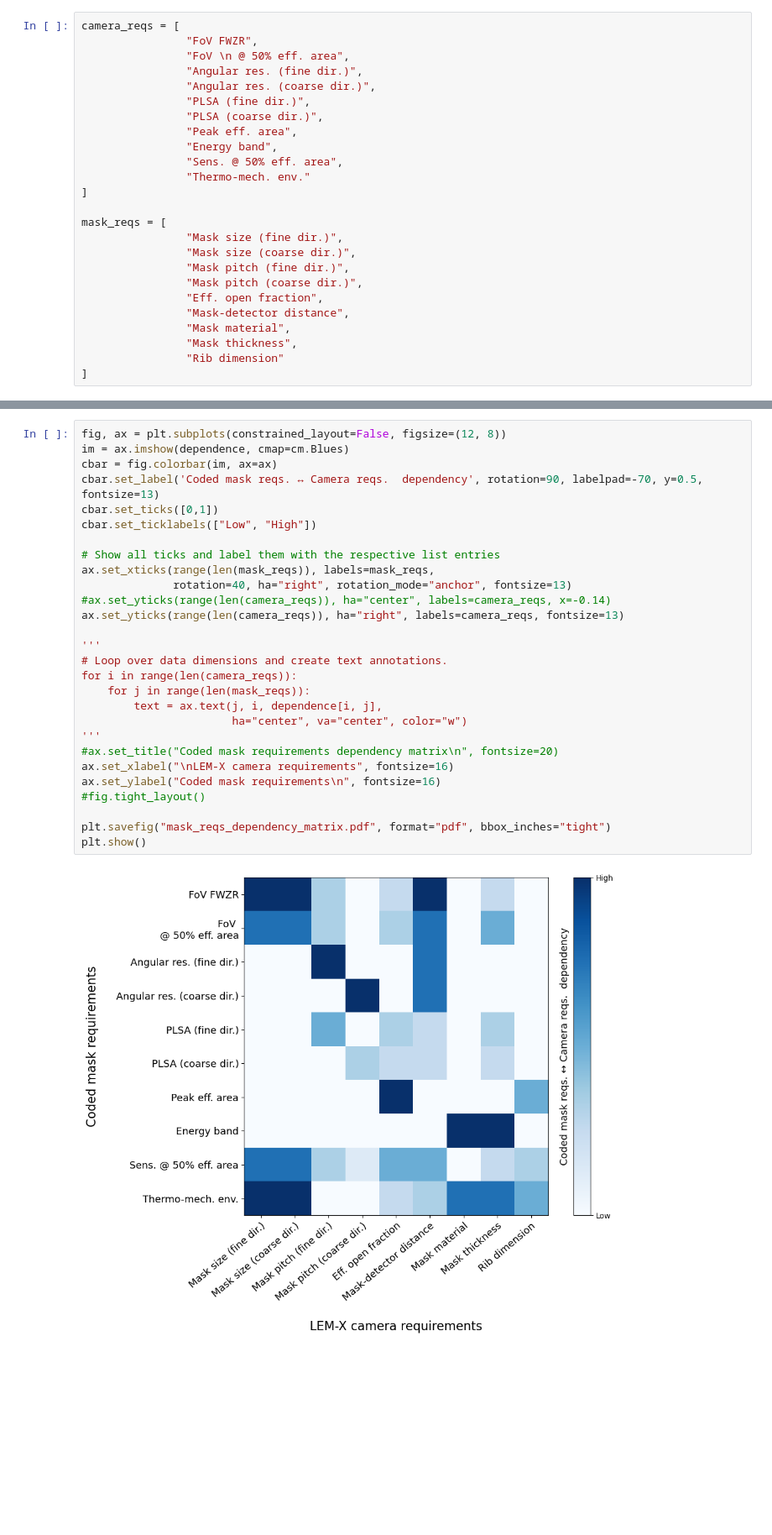
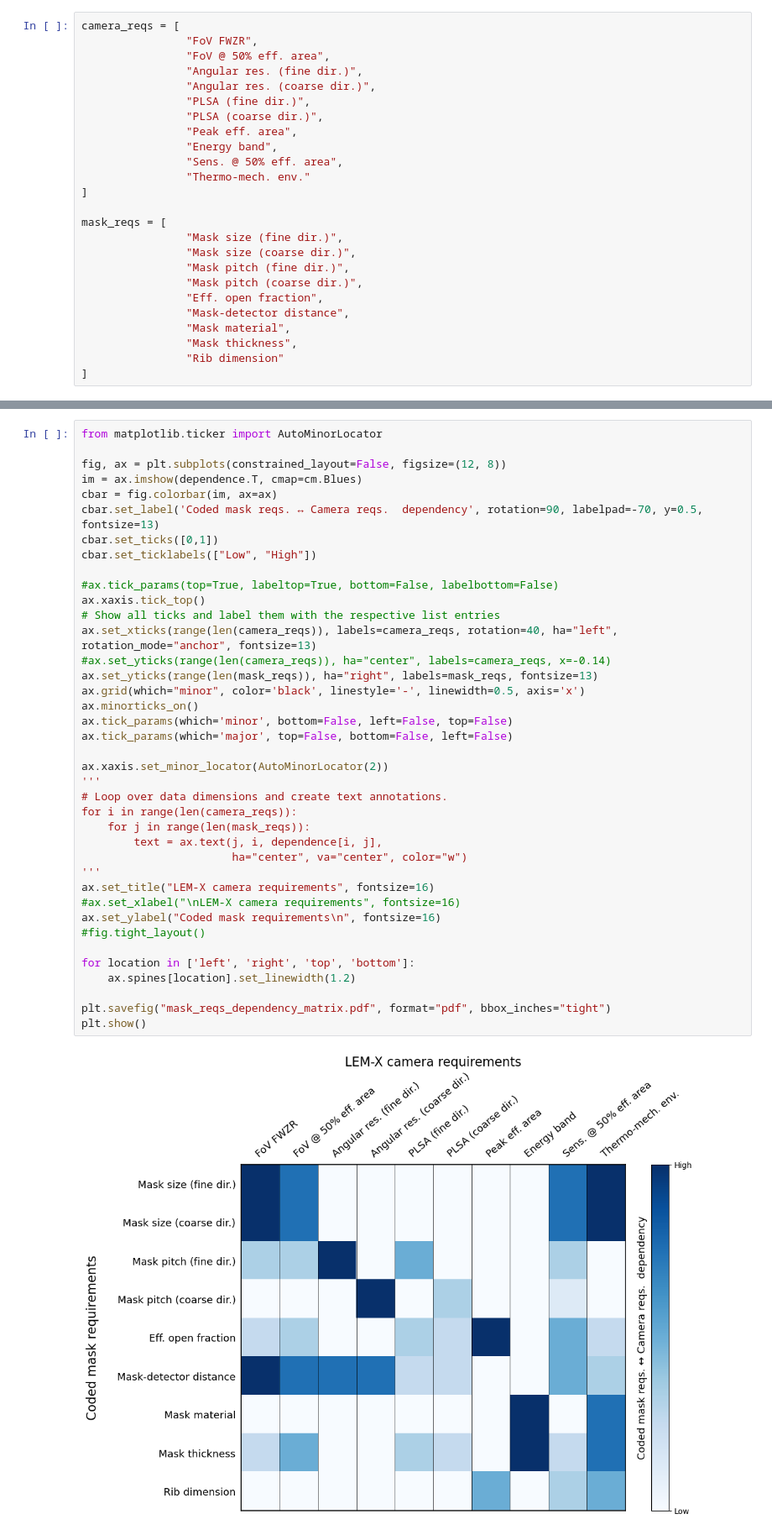
Before and after one commit to yuri-evangelista/CodedMasks, a Jupyter notebook: Camera_mask_dependece_matrix.ipynb, the cells around one changed output, grey strips where cells are left out. Shown at 84% size. Cells and saved outputs as stored; diff of their text form; blank space fills up the shorter version.

```diff
--- a/Camera_mask_dependece_matrix.ipynb
+++ b/Camera_mask_dependece_matrix.ipynb
@@ -8,7 +8,7 @@ from matplotlib import cm
 # %%
 camera_reqs = [
                 "FoV FWZR",
-                "FoV \n @ 50% eff. area",
+                "FoV @ 50% eff. area",
                 "Angular res. (fine dir.)",
                 "Angular res. (coarse dir.)",
                 "PLSA (fine dir.)",
@@ -46,32 +46,43 @@ dependence = np.array(
                     ]
                     )
 # %%
+from matplotlib.ticker import AutoMinorLocator
+
 fig, ax = plt.subplots(constrained_layout=False, figsize=(12, 8))
-im = ax.imshow(dependence, cmap=cm.Blues)
+im = ax.imshow(dependence.T, cmap=cm.Blues)
 cbar = fig.colorbar(im, ax=ax)
 cbar.set_label('Coded mask reqs. ↔ Camera reqs.  dependency', rotation=90, labelpad=-70, y=0.5, fontsize=13)
 cbar.set_ticks([0,1])
 cbar.set_ticklabels(["Low", "High"])
 
+#ax.tick_params(top=True, labeltop=True, bottom=False, labelbottom=False)
+ax.xaxis.tick_top()
 # Show all ticks and label them with the respective list entries
-ax.set_xticks(range(len(mask_reqs)), labels=mask_reqs,
-              rotation=40, ha="right", rotation_mode="anchor", fontsize=13)
+ax.set_xticks(range(len(camera_reqs)), labels=camera_reqs, rotation=40, ha="left", rotation_mode="anchor", fontsize=13)
 #ax.set_yticks(range(len(camera_reqs)), ha="center", labels=camera_reqs, x=-0.14)
-ax.set_yticks(range(len(camera_reqs)), ha="right", labels=camera_reqs, fontsize=13)
+ax.set_yticks(range(len(mask_reqs)), ha="right", labels=mask_reqs, fontsize=13)
+ax.grid(which="minor", color='black', linestyle='-', linewidth=0.5, axis='x')
+ax.minorticks_on()
+ax.tick_params(which='minor', bottom=False, left=False, top=False)
+ax.tick_params(which='major', top=False, bottom=False, left=False)
 
+ax.xaxis.set_minor_locator(AutoMinorLocator(2))
 '''
 # Loop over data dimensions and create text annotations.
 for i in range(len(camera_reqs)):
     for j in range(len(mask_reqs)):
         text = ax.text(j, i, dependence[i, j],
                        ha="center", va="center", color="w")
 '''
-#ax.set_title("Coded mask requirements dependency matrix\n", fontsize=20)
-ax.set_xlabel("\nLEM-X camera requirements", fontsize=16)
+ax.set_title("LEM-X camera requirements", fontsize=16)
+#ax.set_xlabel("\nLEM-X camera requirements", fontsize=16)
 ax.set_ylabel("Coded mask requirements\n", fontsize=16)
 #fig.tight_layout()
 
+for location in ['left', 'right', 'top', 'bottom']:
+    ax.spines[location].set_linewidth(1.2)
+
 plt.savefig("mask_reqs_dependency_matrix.pdf", format="pdf", bbox_inches="tight")
 plt.show()
 # %% [output]
-[figure, old version]
+[figure, new version]
```
